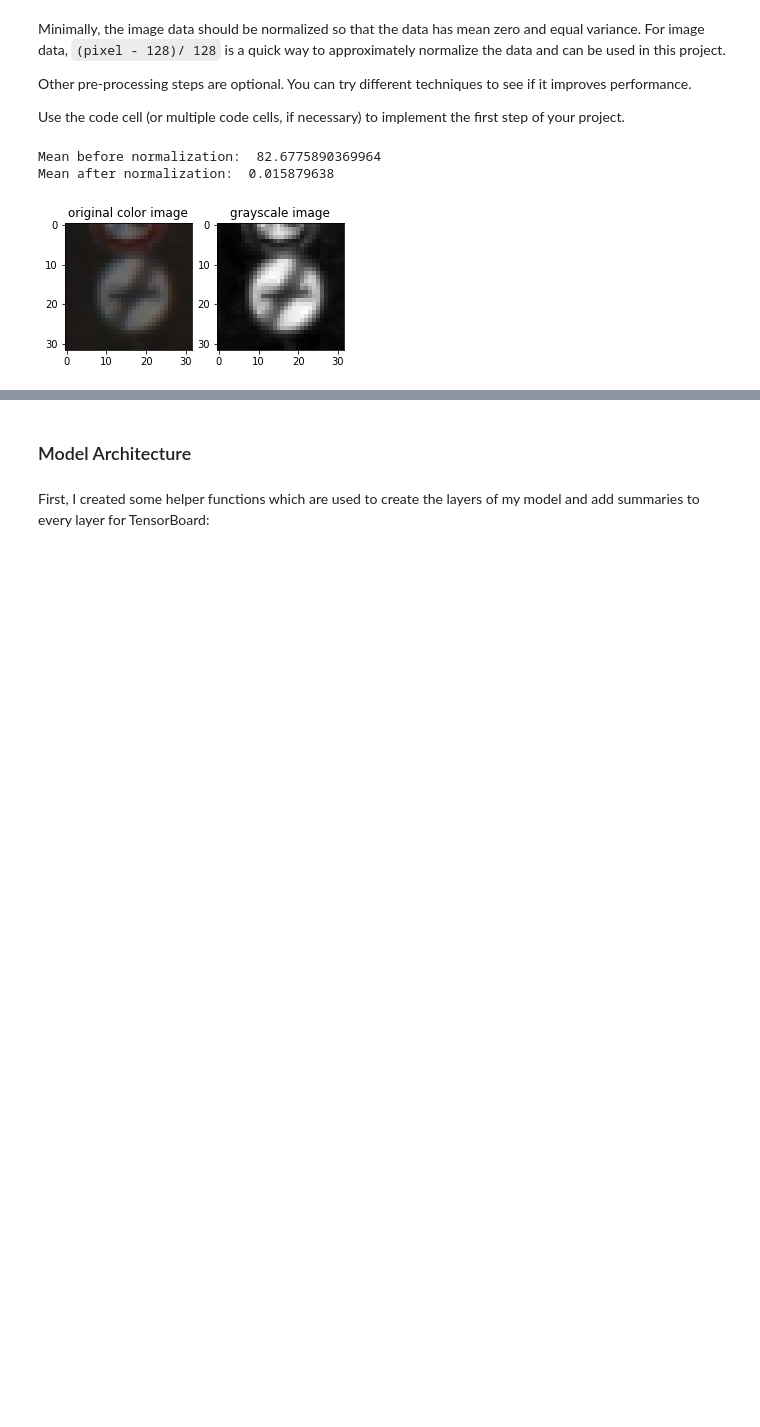
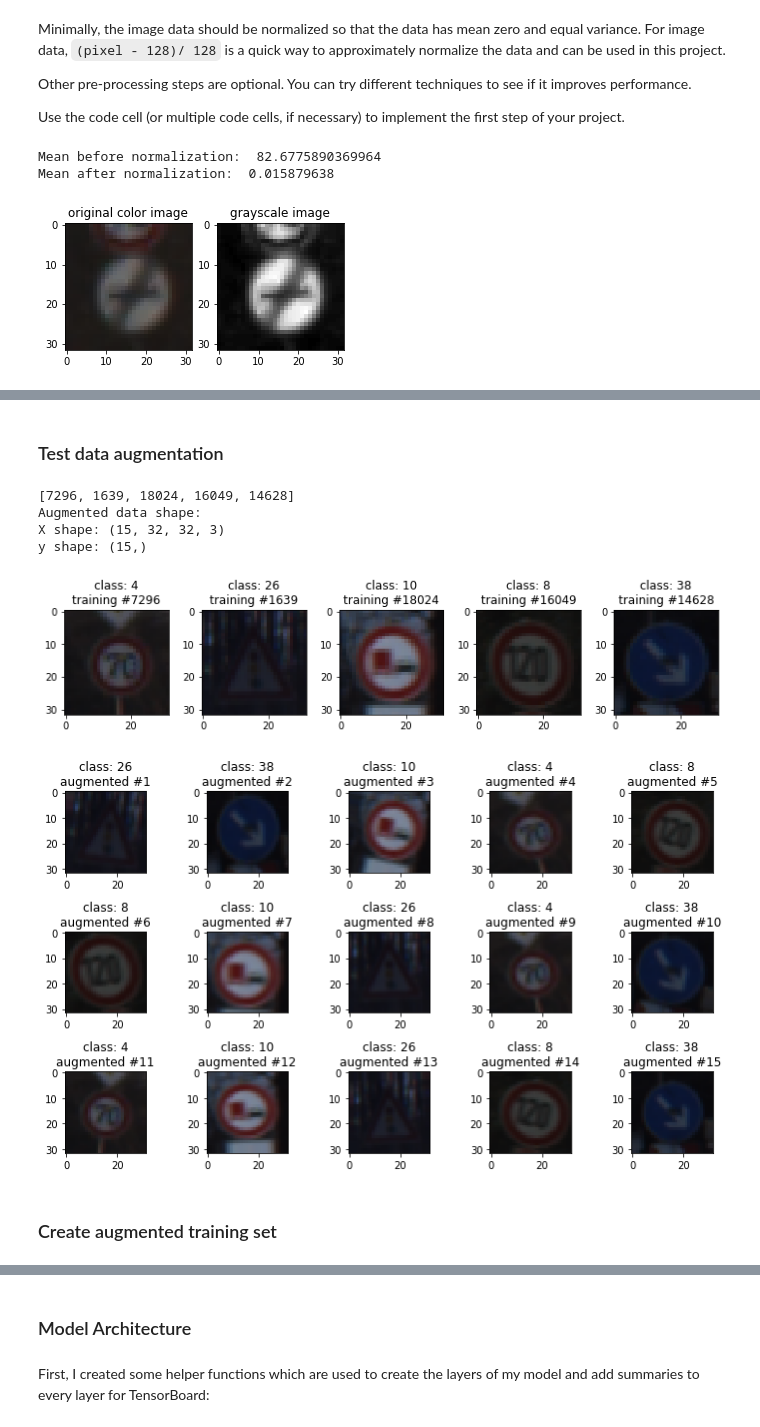
Before and after one commit to Pyrax/CarND-Traffic-Sign-Classifier-Project, a Jupyter notebook: Traffic_Sign_Classifier.ipynb, the cells around one changed output, grey strips where cells are left out. Drawn from its saved outputs; the diff is of its cells as text; code cells hidden in the pictures; blank space fills up the shorter version.

Commit message:
Add image augmentation

```diff
--- a/Traffic_Sign_Classifier.ipynb
+++ b/Traffic_Sign_Classifier.ipynb
@@ -229,0 +236,54 @@ Mean after normalization:  0.015879638
+# %%
+from tensorflow.keras.preprocessing.image import ImageDataGenerator
+
+def augment_images(X_images, y_images, num_transforms=5):
+    gen = ImageDataGenerator(
+        rotation_range=15,
+        zoom_range=0.1,
+        width_shift_range=2,
+        height_shift_range=2)
+
+    num_samples = len(X_images)
+
+    num_augmentations = 0
+    augmented_images = []
+    labels = []
+    for X_aug, y_aug in gen.flow(X_images, y_images, batch_size=32, seed=RANDOM_SEED):
+        augmented_images.append(X_aug)
+        labels.append(y_aug)
+        num_augmentations += len(X_aug)
+        if num_augmentations >= num_samples * num_transforms:
+            break
+
+    augmented_images = np.concatenate(augmented_images)
+    return np.asarray(augmented_images, dtype=np.uint8), np.concatenate(np.array(labels))
+# %% [markdown]
+### Test data augmentation
+# %%
+num_samples = 5
+num_transforms = 3
+random.seed(RANDOM_SEED)
+random_image_idcs = random.sample(range(0, n_train - 1), num_samples)
+print(random_image_idcs)
+
+X_samples, y_samples = np.array([X_train[i] for i in random_image_idcs]), np.array([y_train[i] for i in random_image_idcs])
+
+X_aug, y_aug = augment_images(X_samples, y_samples, num_transforms)
+print(f'Augmented data shape:\nX shape: {X_aug.shape}\ny shape: {y_aug.shape}')
+
+# plot original images
+fig = plot_images_as_grid(X_samples,
+                          labels=[f'class: {c}\ntraining #{random_image_idcs[i]}' for i, c in enumerate(y_samples)])
+
+# plot augmented images
+fig = plot_images_as_grid(X_aug,
+                          labels=[f'class: {c}\naugmented #{i+1}' for i, c in enumerate(y_aug)])
+# %% [output]
+[7296, 1639, 18024, 16049, 14628]
+Augmented data shape:
+X shape: (15, 32, 32, 3)
+y shape: (15,)
+[figure, added]
+[figure, added]
+# %% [markdown]
+### Create augmented training set
```
Also changed, not shown: parts of 5 cells of this notebook.
